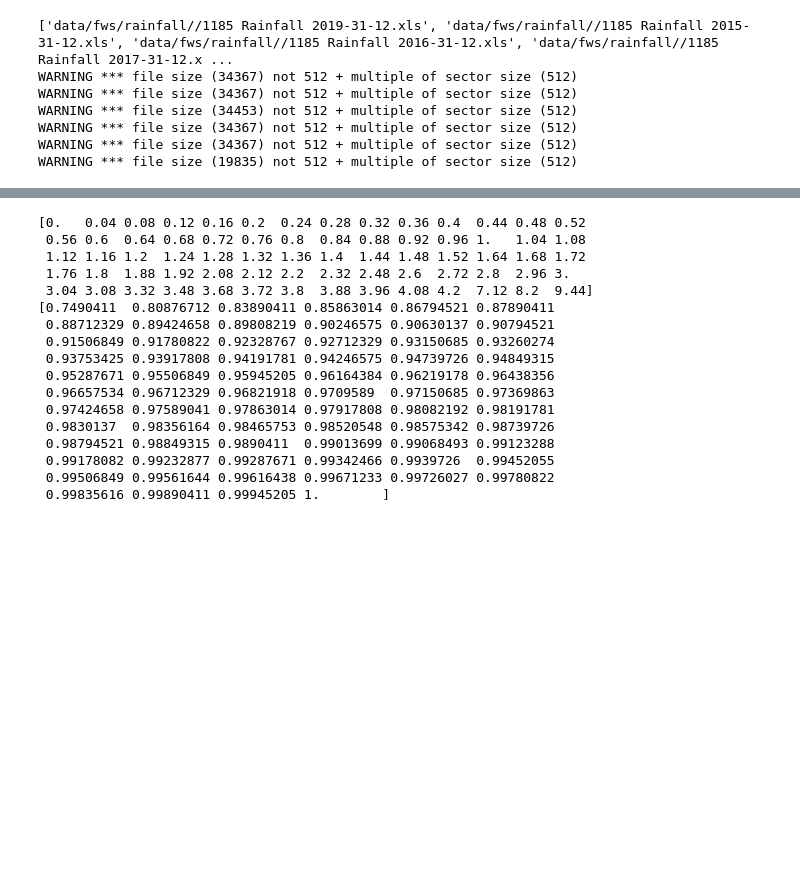
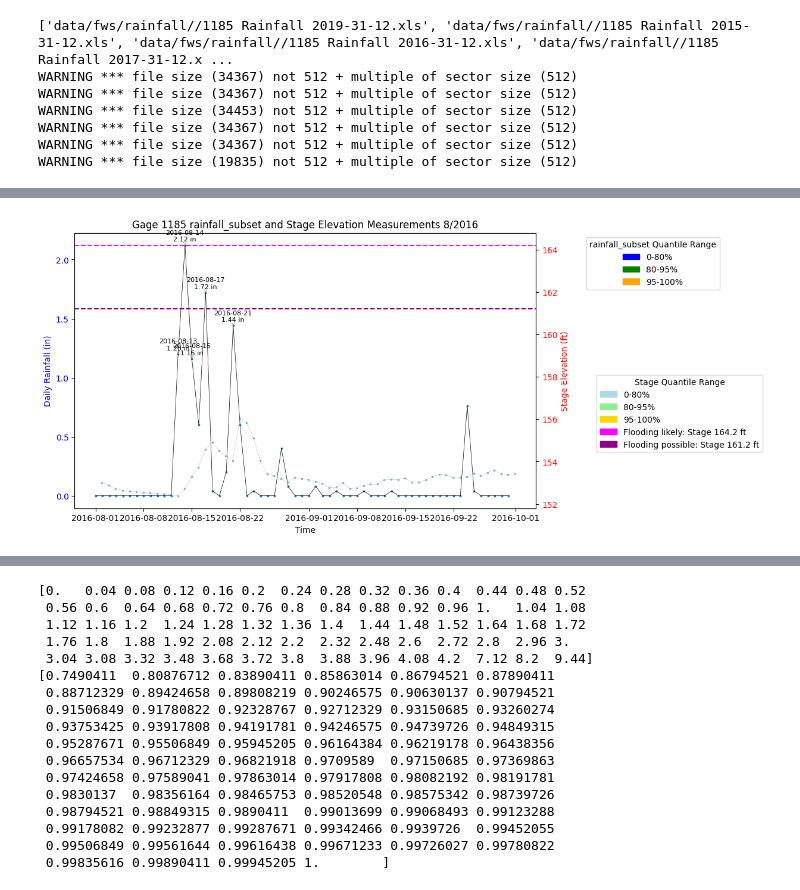
Before and after one commit to cmh17/smap_hb, a Jupyter notebook: cypress_creek/gage_1185_event_selection.ipynb, the cells around one changed output, grey strips where cells are left out. Cells and saved outputs as stored; diff of their text form; code cells hidden in the pictures; blank space fills up the shorter version.

```diff
--- a/cypress_creek/gage_1185_event_selection.ipynb
+++ b/cypress_creek/gage_1185_event_selection.ipynb
@@ -72,0 +188,56 @@ Name: Rain, dtype: float64
+# %%
+year = 2016
+rainfall_subset = rainfall[rainfall["Reading Date From"].dt.year == 2016]
+rainfall_subset = rainfall_subset[rainfall_subset["Reading Date From"].dt.month.isin([8,9])]
+stage_subset = stage[stage["Reading Date"].dt.year == year]
+stage_subset = stage_subset[stage_subset["Reading Date"].dt.month.isin([8,9])]
+
+fig, ax1 = plt.subplots(figsize=(10, 6))
+
+ax1.plot(rainfall_subset["Reading Date From"], rainfall_subset["Rain"], color="black", linewidth=0.5)
+sc1 = ax1.scatter(rainfall_subset["Reading Date From"], rainfall_subset["Rain"], s=3, label='rainfall_subset')
+
+ax1.set_xlabel("Time")
+ax1.set_ylabel("Daily Rainfall (in)", color="blue")
+ax1.tick_params(axis='y', labelcolor="blue")
+
+high_quantile_dates = rainfall_subset[rainfall_subset["Rain"] >= 1]
+# high_quantile_dates = high_quantile_dates[high_quantile_dates["Rain"] > 0.5]
+
+
+for _, row in high_quantile_dates.iterrows():
+    ax1.annotate(
+        f"{row['Reading Date From'].date()}\n{row['Rain']:.2f} in",  # Add label for date and rain value
+        (row["Reading Date From"], row["Rain"]),
+        textcoords="offset points",
+        xytext=(0, 5),  # Offset the label for visibility
+        ha='center',
+        fontsize=8,
+        color='black',
+        arrowprops=dict(arrowstyle="->", color='gray', lw=0.5)  # Optional arrow for clarity
+    )
+
+ax2 = ax1.twinx()
+
+ax2.plot()
+ax2.plot(stage_subset["Reading Date"], stage_subset["Elevation"], color="gray", linewidth=0.5, alpha=0.4)
+sc2 = ax2.scatter(stage_subset["Reading Date"], stage_subset["Elevation"], alpha=0.4, s=3, label='Stage Elevation')
+
+ax2.axhline(y=161.2, color='darkmagenta', linestyle='--', label=f'Flooding possible: Stage {161.2} ft')
+ax2.axhline(y=164.2, color='magenta', linestyle='--', label=f'Flooding likely: Stage {164.2} ft')
+
+ax2.set_ylabel("Stage Elevation (ft)", color="red")
+ax2.tick_params(axis='y', labelcolor="red")
+
+ax1.legend(handles=rainfall_subset_patches, title="rainfall_subset Quantile Range", loc='upper left',
+           bbox_to_anchor=(1.1, 1))
+ax2.legend(handles=stage_patches + [mpatches.Patch(color='magenta', label=f'Flooding likely: Stage {164.2} ft')] +
+            [mpatches.Patch(color='darkmagenta', label=f'Flooding possible: Stage {161.2} ft')],
+            title="Stage Quantile Range", loc='upper right',bbox_to_anchor=(1.5, 0.5))
+
+
+plt.title("Gage 1185 rainfall_subset and Stage Elevation Measurements 8/2016")
+
+plt.show()
+# %% [output]
+[figure, added]
```
Also changed, not shown: parts of 10 cells of this notebook.
